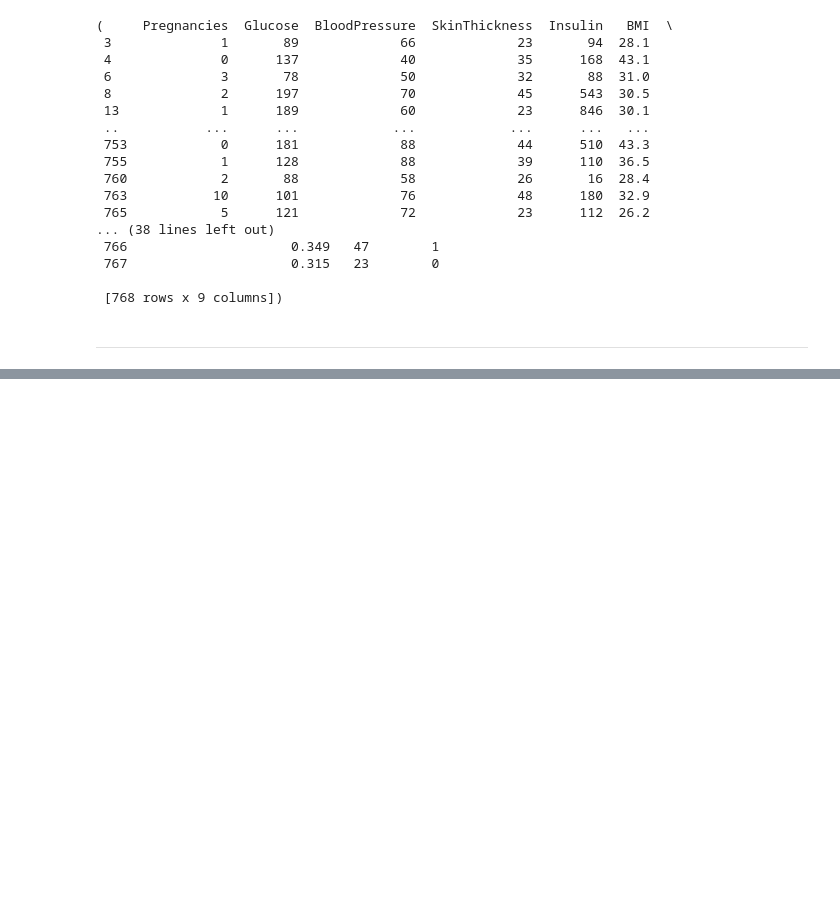
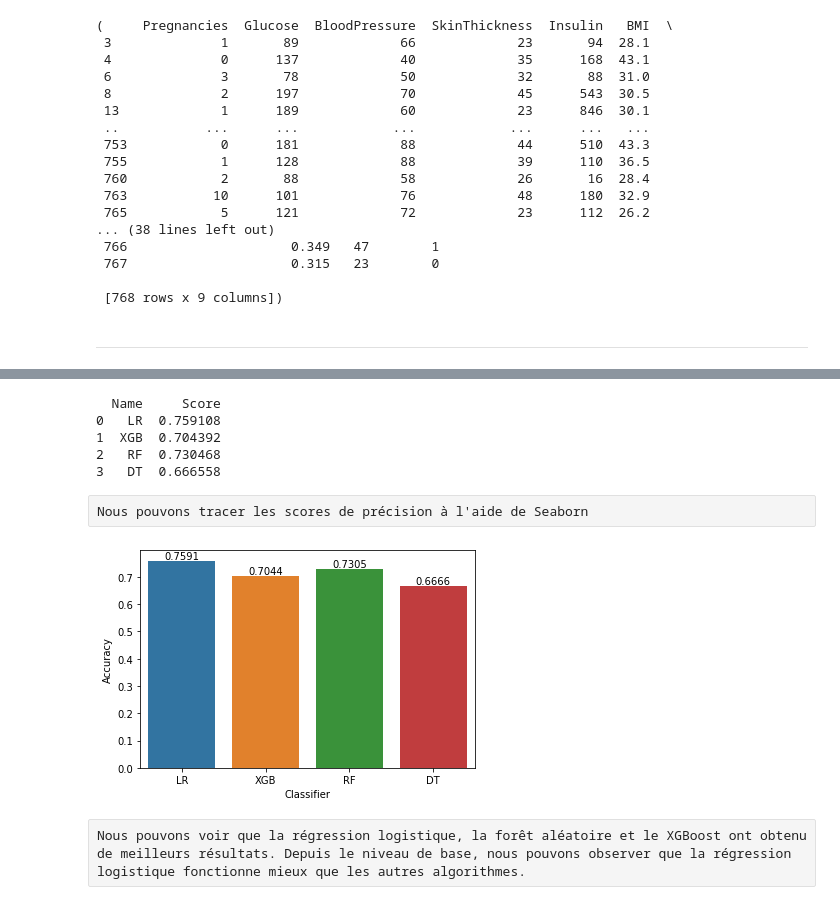
Before and after one commit to Abdelrazak-sakhri/diabete, a Jupyter notebook: Projet_diabete_Lamine_Mourad_Abdel.ipynb, the cells around one changed output, grey strips where cells are left out. Saved outputs shown, nothing was run; the diff lists cells and outputs as text; code cells hidden in the pictures; blank space fills up the shorter version.

```diff
--- a/Projet_diabete_Lamine_Mourad_Abdel.ipynb
+++ b/Projet_diabete_Lamine_Mourad_Abdel.ipynb
@@ -205,0 +267,3 @@ ______
+# %%
+X = df[["BMI", "Glucose", "SkinThickness", "Insulin"]]
+y = df["target"]
@@ -205,0 +272,3 @@ ______
+# %%
+# Préparer les données d'entrainement et test
+X_train, X_test, y_train, y_test = train_test_split(X, y, test_size=0.3, random_state = 0)
@@ -205,0 +277,13 @@ ______
+# %%
+names = []
+scores = []
+
+
+for name, model in models:
+    model.fit(X_train, y_train)
+    y_pred = model.predict(X_test)
+    scores.append(accuracy_score(y_test, y_pred))
+    names.append(name)
+
+tr_split = pd.DataFrame({'Name': names, 'Score': scores})
+print(tr_split)
@@ -205,0 +308,35 @@ ______
+# %%
+strat_k_fold = StratifiedKFold(n_splits=10, random_state=10)
+
+names = []
+scores = []
+
+for name, model in models:
+
+    score = cross_val_score(model, X, y, cv=strat_k_fold, scoring='accuracy').mean()
+    names.append(name)
+    scores.append(score)
+
+kf_cross_val = pd.DataFrame({'Name': names, 'Score': scores})
+print(kf_cross_val)
+# %% [output]
+  Name     Score
+0   LR  0.759108
+1  XGB  0.704392
+2   RF  0.730468
+3   DT  0.666558
+# %% [raw]
+Nous pouvons tracer les scores de précision à l'aide de Seaborn
+# %%
+axis = sns.barplot(x = 'Name', y = 'Score', data = kf_cross_val)
+axis.set(xlabel='Classifier', ylabel='Accuracy')
+
+for p in axis.patches:
+    height = p.get_height()
+    axis.text(p.get_x() + p.get_width()/2, height + 0.005, '{:1.4f}'.format(height), ha="center")
+
+plt.show()
+# %% [output]
+[figure, added]
+# %% [raw]
+Nous pouvons voir que la régression logistique, la forêt aléatoire et le XGBoost ont obtenu de meilleurs résultats. Depuis le niveau de base, nous pouvons observer que la régression logistique fonctionne mieux que les autres algorithmes.
```
Also changed, not shown: parts of 16 cells of this notebook.
